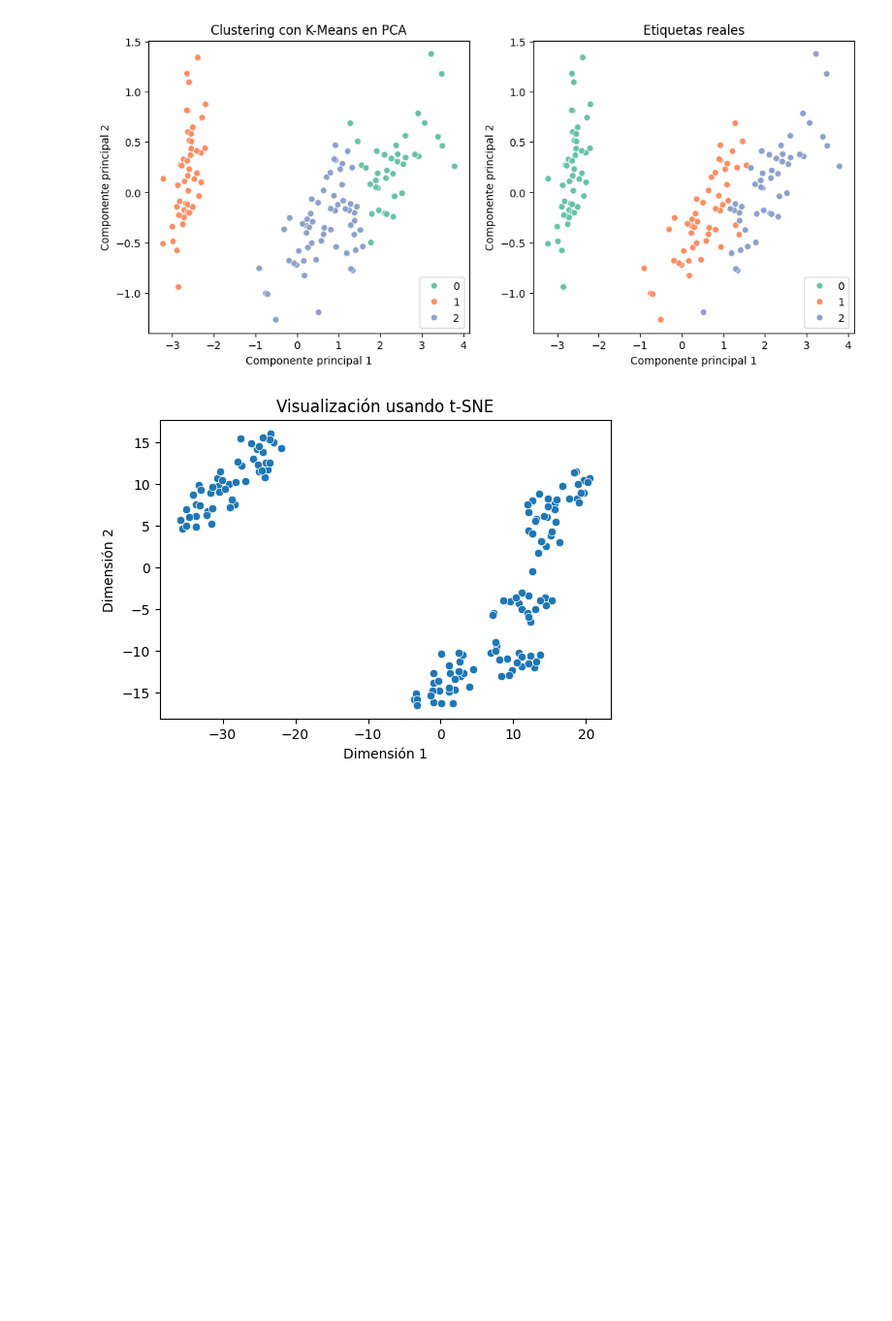
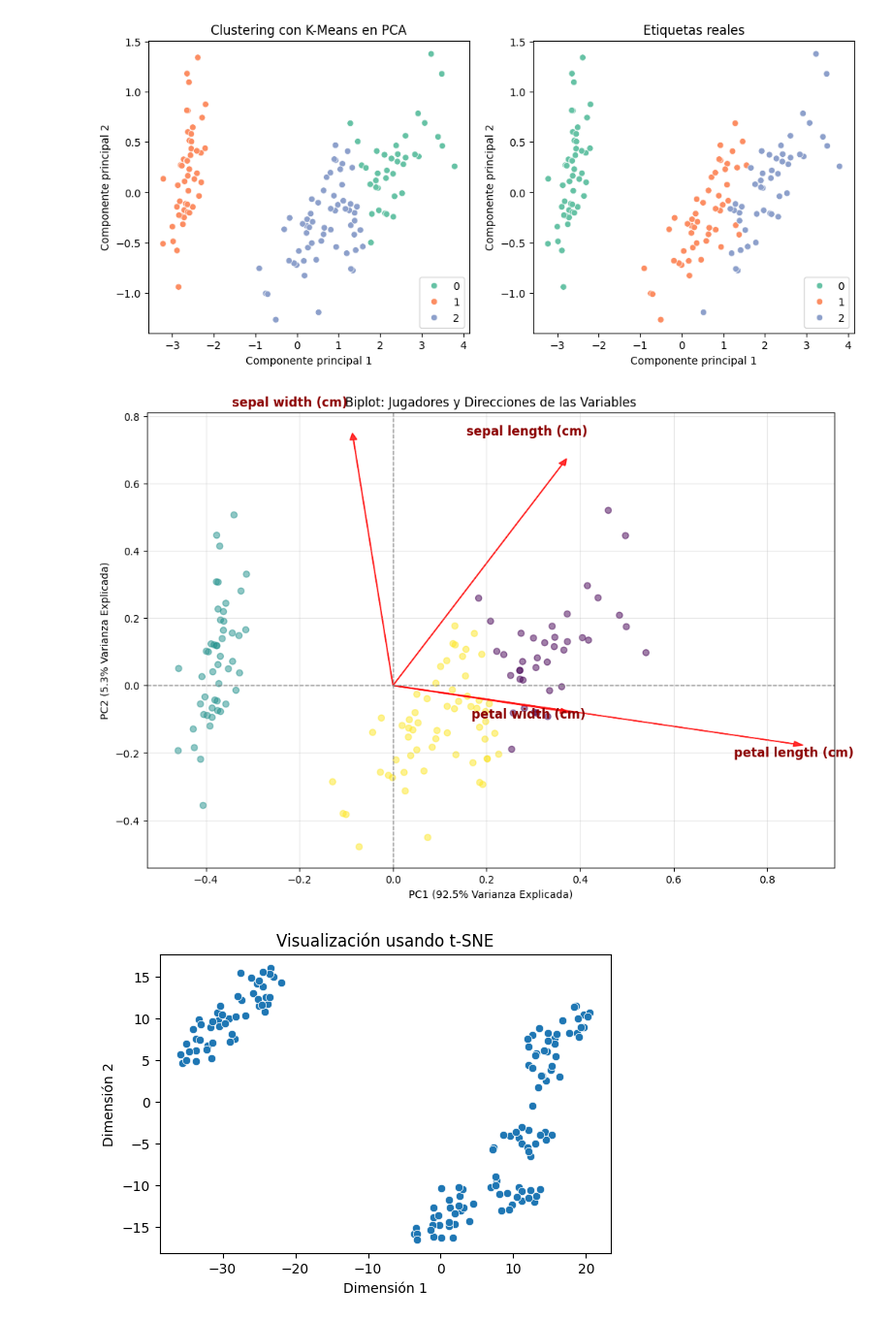
Before and after one commit to cdsaineac/Bootcamp-DS-202605, a Jupyter notebook: Clase 14 - Aprendizaje no supervisado - Reducción de dimensionalidad/Reducción de dimensionalidad.ipynb, the cells around one changed output. Shown at 97% size. Saved outputs shown, nothing was run; the diff lists cells and outputs as text; code cells hidden in the pictures; blank space fills up the shorter version.

```diff
--- a/Clase 14 - Aprendizaje no supervisado - Reducción de dimensionalidad/Reducción de dimensionalidad.ipynb
+++ b/Clase 14 - Aprendizaje no supervisado - Reducción de dimensionalidad/Reducción de dimensionalidad.ipynb
@@ -209,6 +189,53 @@ axes[1].set_ylabel('Componente principal 2')
 plt.show()
 # %% [output]
 [figure]
+# %%
+# 3. Función para generar el Biplot
+def biplot(score, coeff, labels=None, target_clusters=None):
+    plt.figure(figsize=(12, 8))
+
+    # Coordenadas de los componentes principales (puntos de dispersión)
+    xs = score[:, 0]
+    ys = score[:, 1]
+    n = coeff.shape[0] # Número de variables
+
+    # Escalar los puntos para que convivan en el mismo espacio que los vectores (las flechas)
+    scalex = 1.0 / (xs.max() - xs.min())
+    scaley = 1.0 / (ys.max() - ys.min())
+
+    # Graficar los jugadores, coloreados por su clúster de K-Means
+    plt.scatter(xs * scalex, ys * scaley, c=target_clusters, cmap='viridis', alpha=0.5)
+
+    # Graficar los vectores (cargas de las variables)
+    for i in range(n):
+        # Flecha del vector
+        plt.arrow(0, 0, coeff[i, 0], coeff[i, 1], color='red', alpha=0.8,
+                  head_width=0.015, head_length=0.02)
+        # Etiqueta de la variable
+        if labels is not None:
+            plt.text(coeff[i, 0] * 1.15, coeff[i, 1] * 1.15, labels[i], color='darkred',
+                     ha='right', va='center', fontsize=12, fontweight='bold')
+
+    # Añadir los porcentajes de varianza explicada en los ejes
+    var_pc1 = pca.explained_variance_ratio_[0] * 100
+    var_pc2 = pca.explained_variance_ratio_[1] * 100
+
+    plt.xlabel(f"PC1 ({var_pc1:.1f}% Varianza Explicada)")
+    plt.ylabel(f"PC2 ({var_pc2:.1f}% Varianza Explicada)")
+    plt.title("Biplot: Jugadores y Direcciones de las Variables")
+
+    # Dibujar líneas en el origen (0,0) para guiar la vista
+    plt.axhline(0, color='gray', linestyle='--', linewidth=1)
+    plt.axvline(0, color='gray', linestyle='--', linewidth=1)
+    plt.grid(alpha=0.3)
+    plt.show()
+# %%
+import numpy as np
+# 4. Ejecutar el gráfico
+# Pasamos la matriz transpuesta de pca.components_ para que cada fila sea un vector x,y
+biplot(X_pca, np.transpose(pca.components_), labels=iris.feature_names, target_clusters=etiquetas.labels_)
+# %% [output]
+[figure, added]
 # %%
 # Aplicamos t-SNE para ver si las agrupaciones son más evidentes
 tsne = TSNE(n_components=2, perplexity=15)
```
Also changed, not shown: parts of 1 cell of this notebook.
